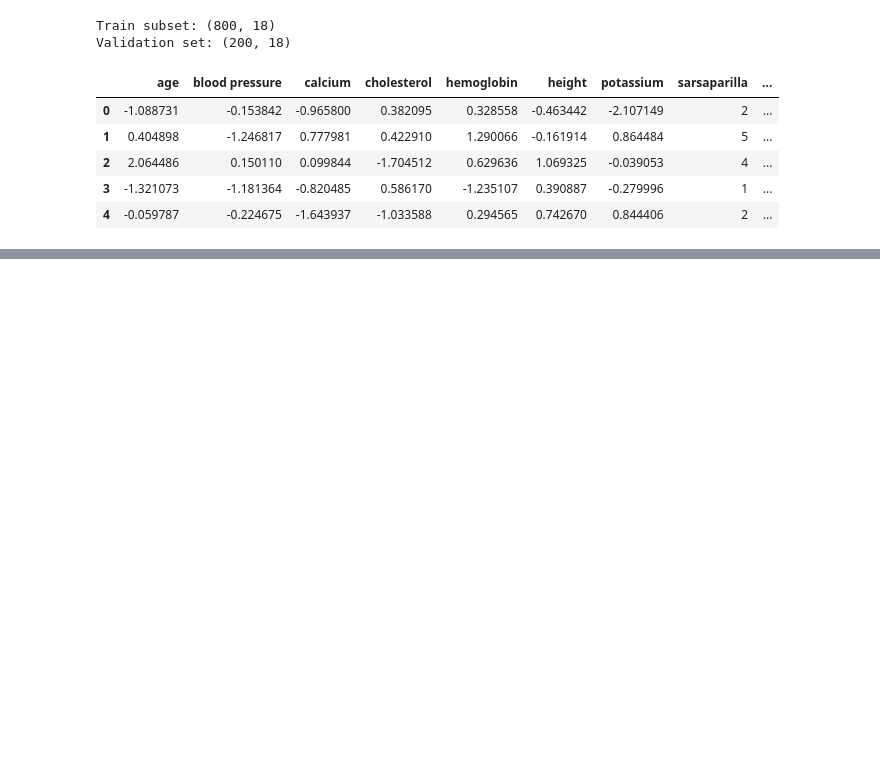
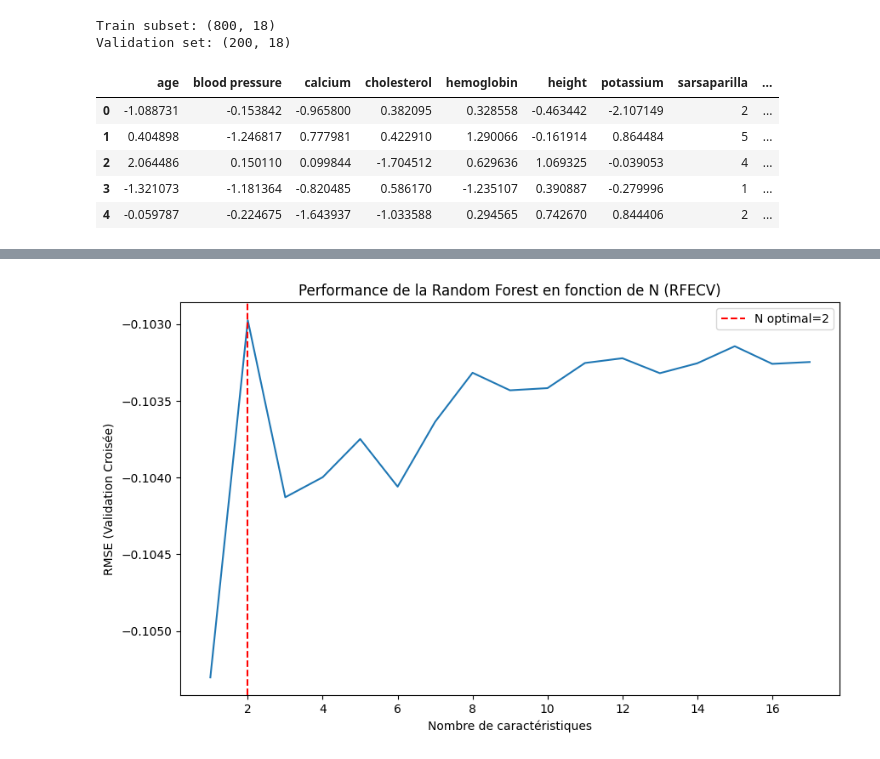
Before and after one commit to thomasrixen/LELEC2870-Project, a Jupyter notebook: Part2/Part2.ipynb, the cells around one changed output, grey strips where cells are left out. Drawn from its saved outputs; the diff is of its cells as text; code cells hidden in the pictures; blank space fills up the shorter version.

```diff
--- a/Part2/Part2.ipynb
+++ b/Part2/Part2.ipynb
@@ -109,6 +115,10 @@ Validation set: (200, 18)
 # %%
+
 def compute_rmse(y_pred, y_true):
-    return root_mean_squared_error(y_true, y_pred)
+
+    y_pred, y_true = np.asarray(y_pred), np.asarray(y_true)
+    mse = np.mean((y_pred - y_true) ** 2)
+    return np.sqrt(mse)
 
 def optimize_model(model, params, X_train, y_train, scoring_metric='neg_root_mean_squared_error'):
     """
@@ -135,0 +233,22 @@ def optimize_model(model, params, X_train, y_train, scoring_metric='neg_root_mea
+# %%
+rmse_scorer_for_rfecv = make_scorer(compute_rmse, greater_is_better=False)
+rf_estimator = RandomForestRegressor(n_estimators=100, random_state=42, n_jobs=-1)
+print("Début de la sélection de caractéristiques RFECV (Cross-Validation) en utilisant la RMSE...")
+rfecv_selector = RFECV(
+    estimator=rf_estimator,
+    step=1,
+    cv=5,                             # Utilise 5 plis de Cross-Validation
+    scoring=rmse_scorer_for_rfecv,    # Utilisation de votre RMSE scorer
+    n_jobs=-1,
+    verbose=1
+)
+rfecv_selector.fit(X_train_full, y_train_ravel)
+
+N_optimal = rfecv_selector.n_features_
+print(f"\nNombre optimal de caractéristiques (N) déterminé par CV : {N_optimal}")
+selected_features_rfecv = X_train_full.columns[rfecv_selector.support_].tolist()
+print("\nCaractéristiques sélectionnées :")
+print(selected_features_rfecv)
+
+#X_train_part2 = X_train_full[selected_features_rfecv].copy()
+#X_test_part2 = X_test_mrmr[selected_features_rfecv].copy()
@@ -135,0 +270,19 @@ def optimize_model(model, params, X_train, y_train, scoring_metric='neg_root_mea
+# %%
+# Affichage de la performance en fonction du nombre de caractéristiques
+scores_rmse = -rfecv_selector.cv_results_['mean_test_score'] # Non, pas de négatif ici!
+
+# Assuming it returns the actual RMSE values (since greater_is_better=False)
+scores_rmse = rfecv_selector.cv_results_['mean_test_score']
+n_features_range = range(1, len(X_train_full.columns) + 1)
+
+# Création du graphique (nécessite matplotlib)
+plt.figure(figsize=(10, 6))
+plt.plot(n_features_range, scores_rmse)
+plt.xlabel("Nombre de caractéristiques")
+plt.ylabel("RMSE (Validation Croisée)")
+plt.title("Performance de la Random Forest en fonction de N (RFECV)")
+plt.axvline(x=N_optimal, color='r', linestyle='--', label=f'N optimal={N_optimal}')
+plt.legend()
+plt.show()
+# %% [output]
+[figure, added]
```
Also changed, not shown: parts of 16 cells of this notebook.
